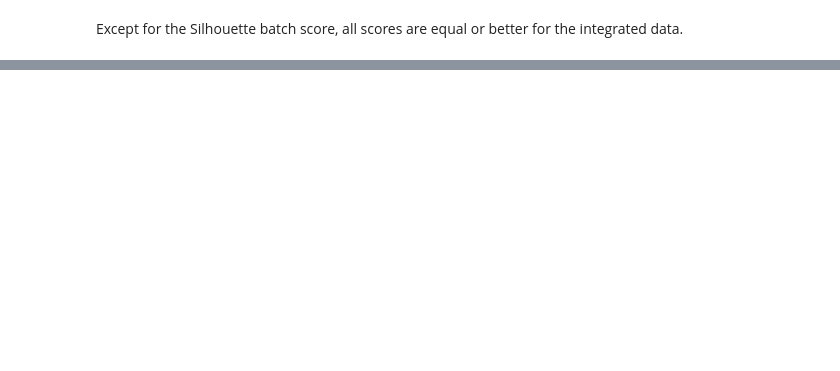
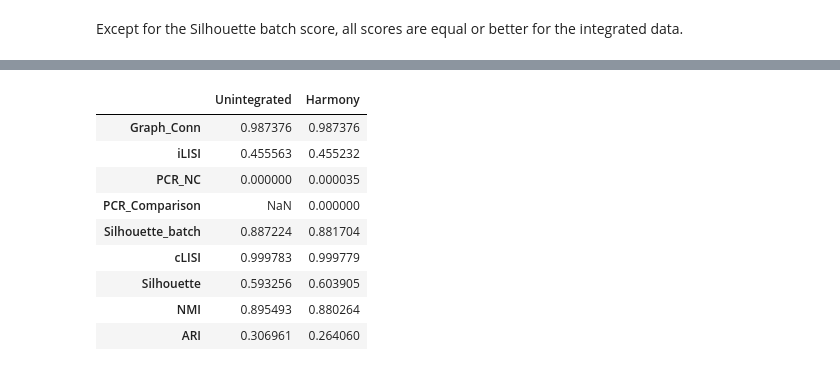
Before and after one commit to mBiocoder/batch_correction_cellpainting, a Jupyter notebook: notebooks/scib/rxrx1_scib_metrics_integration.ipynb, the cells around one changed output, grey strips where cells are left out. Saved outputs shown, nothing was run; the diff lists cells and outputs as text; code cells hidden in the pictures; blank space fills up the shorter version.

```diff
--- a/notebooks/scib/rxrx1_scib_metrics_integration.ipynb
+++ b/notebooks/scib/rxrx1_scib_metrics_integration.ipynb
@@ -300,0 +312,11 @@ After integration we can see that the data overall still clusters by siRNA. When
+# %%
+gc = scib.me.graph_connectivity(huvec, label_key="sirna")
+ilisi = scib.me.ilisi_graph(huvec, batch_key="experiment", type_="knn")
+#kbet = scib.me.kBET(huvec, batch_key="experiment", label_key="sirna", type_="knn")
+pcr_nc = scib.me.pcr(huvec, covariate="experiment")
+sc.pp.pca(huvec, n_comps = 100)
+silhouette_batch = scib.me.silhouette_batch(huvec, batch_key="experiment", label_key="sirna", embed="X_pca")
+clisi = scib.me.clisi_graph(huvec, label_key="sirna", type_="knn")
+silhouette = scib.me.silhouette(huvec, label_key="sirna", embed="X_pca")
+nmi = scib.metrics.cluster_optimal_resolution(huvec, label_key = "sirna",cluster_key = "cluster", metric = scib.me.nmi, return_all = True)[1]
+ari = scib.metrics.cluster_optimal_resolution(huvec, label_key = "sirna",cluster_key = "cluster", metric = scib.me.ari, return_all = True)[1]
@@ -300,0 +341,13 @@ After integration we can see that the data overall still clusters by siRNA. When
+# %%
+unintegrated_metrics = pd.DataFrame({"Unintegrated": []})
+unintegrated_metrics.loc["Graph_Conn"] = gc
+unintegrated_metrics.loc["iLISI"] = ilisi
+unintegrated_metrics.loc["PCR_NC"] = pcr_nc
+unintegrated_metrics.loc["PCR_Comparison"] = None
+#unintegrated_metrics.loc["kBET"] = kbet
+unintegrated_metrics.loc["Silhouette_batch"] = silhouette_batch
+unintegrated_metrics.loc["cLISI"] = clisi
+unintegrated_metrics.loc["Silhouette"] = silhouette
+unintegrated_metrics.loc["NMI"] = nmi
+unintegrated_metrics.loc["ARI"] = ari
+unintegrated_metrics
@@ -300,0 +369,3 @@ After integration we can see that the data overall still clusters by siRNA. When
+# %%
+huvec_harmony = huvec.copy()
+scib.integration.harmony(huvec_harmony, batch = "experiment")
@@ -300,0 +393,2 @@ After integration we can see that the data overall still clusters by siRNA. When
+# %%
+huvec_harmony_metrics = compute_metrics_after(huvec, huvec_harmony, "sirna", "experiment", "Harmony")
@@ -300,0 +406,13 @@ After integration we can see that the data overall still clusters by siRNA. When
+# %%
+pd.merge(unintegrated_metrics, huvec_harmony_metrics, left_index=True, right_index=True)
+# %% [output]
+|  | Unintegrated | Harmony |
+| Graph_Conn | 0.987376 | 0.987376 |
+| iLISI | 0.455563 | 0.455232 |
+| PCR_NC | 0.000000 | 0.000035 |
+| PCR_Comparison | NaN | 0.000000 |
+| Silhouette_batch | 0.887224 | 0.881704 |
+| cLISI | 0.999783 | 0.999779 |
+| Silhouette | 0.593256 | 0.603905 |
+| NMI | 0.895493 | 0.880264 |
+| ARI | 0.306961 | 0.264060 |
```
Also changed, not shown: parts of 41 cells of this notebook.
